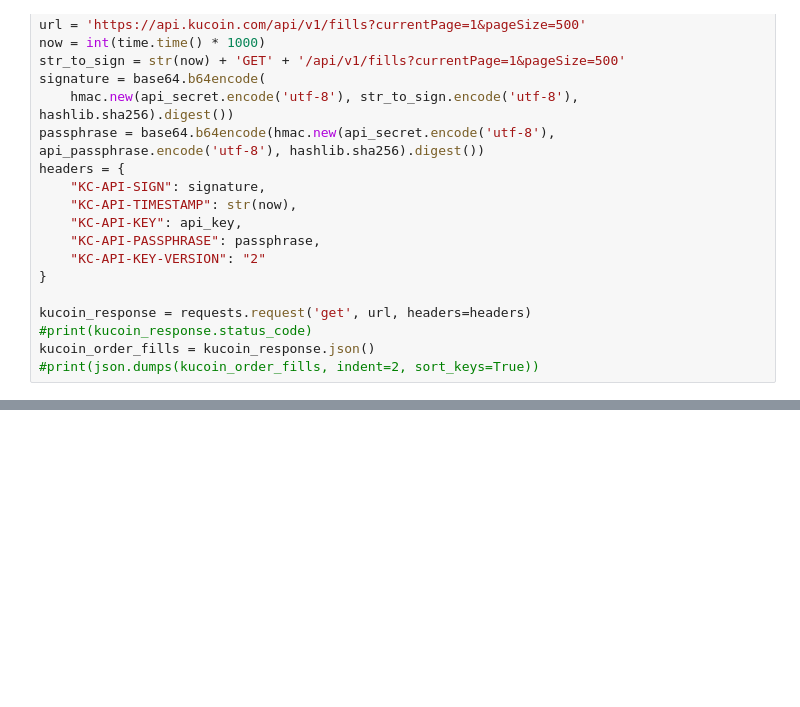
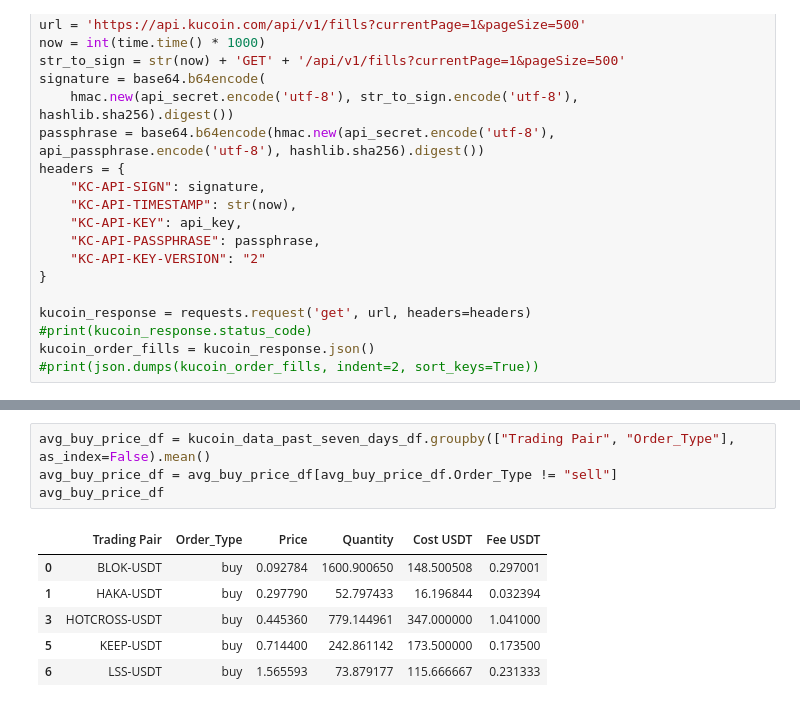
Before and after one commit to ThusSpokeZarate/kucoin_api_call, a Jupyter notebook: api_call_order_fills.ipynb, the cells around one changed output, grey strips where cells are left out. Saved outputs shown, nothing was run; the diff lists cells and outputs as text; blank space fills up the shorter version.

```diff
--- a/api_call_order_fills.ipynb
+++ b/api_call_order_fills.ipynb
@@ -126,0 +152,11 @@ display(sum_all_data_df)
+# %%
+avg_buy_price_df = kucoin_data_past_seven_days_df.groupby(["Trading Pair", "Order_Type"], as_index=False).mean()
+avg_buy_price_df = avg_buy_price_df[avg_buy_price_df.Order_Type != "sell"]
+avg_buy_price_df
+# %% [output]
+|  | Trading Pair | Order_Type | Price | Quantity | Cost USDT | Fee USDT |
+| 0 | BLOK-USDT | buy | 0.092784 | 1600.900650 | 148.500508 | 0.297001 |
+| 1 | HAKA-USDT | buy | 0.297790 | 52.797433 | 16.196844 | 0.032394 |
+| 3 | HOTCROSS-USDT | buy | 0.445360 | 779.144961 | 347.000000 | 1.041000 |
+| 5 | KEEP-USDT | buy | 0.714400 | 242.861142 | 173.500000 | 0.173500 |
+| 6 | LSS-USDT | buy | 1.565593 | 73.879177 | 115.666667 | 0.231333 |
```
Also changed, not shown: parts of 21 cells of this notebook, 3 other files.
